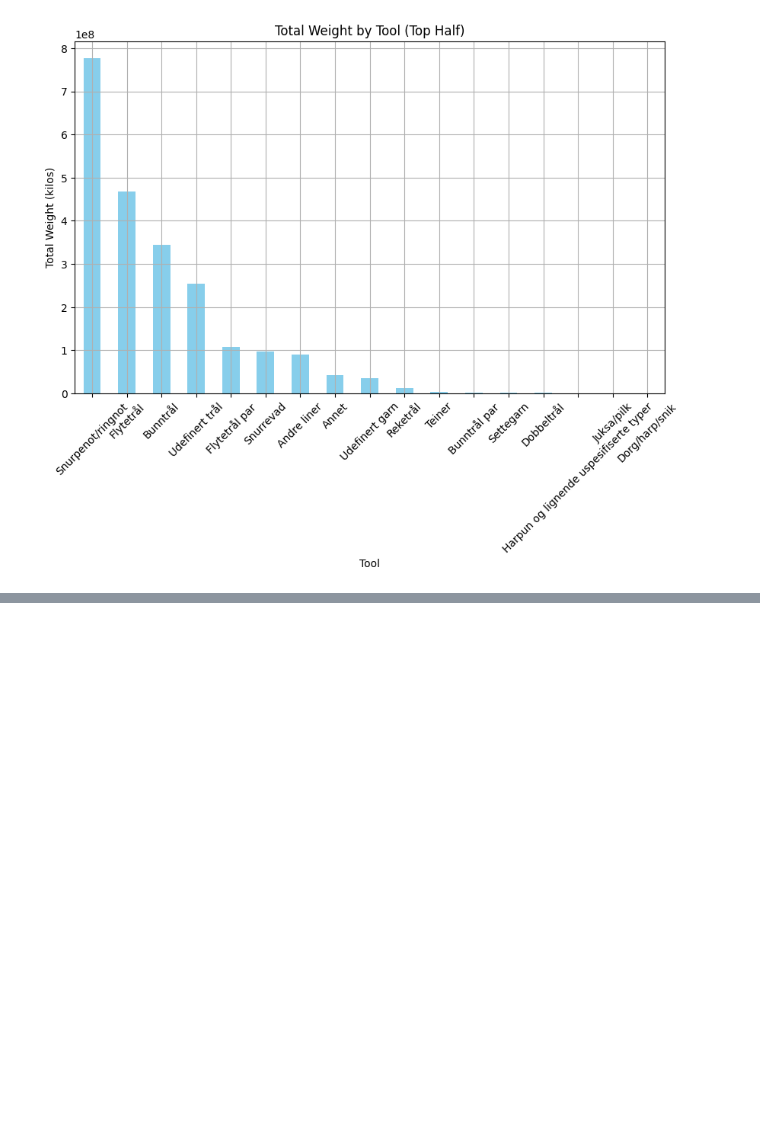
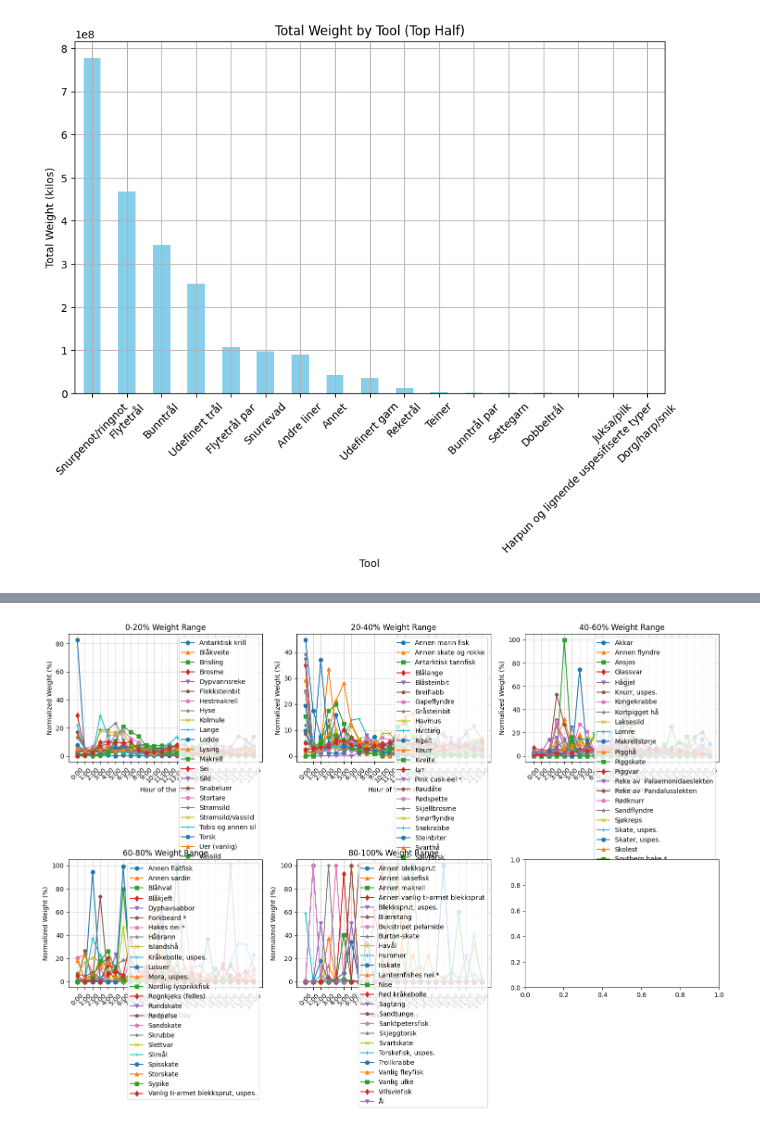
Before and after one commit to StaaleKarlstad/INFO284, a Jupyter notebook: Notebooks/catch_explore.ipynb, the cells around one changed output, grey strips where cells are left out. Cells and saved outputs as stored; diff of their text form; code cells hidden in the pictures; blank space fills up the shorter version.

```diff
--- a/Notebooks/catch_explore.ipynb
+++ b/Notebooks/catch_explore.ipynb
@@ -207,0 +240,7 @@ plt.show()
+# %%
+# Drop all rows with missing starttimer
+df = df.dropna(subset=['Starttidspunkt'])
+
+# Sum the weight of each species and sort
+species_total_weight = df.groupby('Art - FDIR')['Rundvekt'].sum()
+sorted_species_by_weight = species_total_weight.sort_values(ascending=False);
@@ -207,0 +251,57 @@ plt.show()
+# %%
+import matplotlib.pyplot as plt
+
+# Define the marker styles
+marker_styles = ['o', '^', 's', 'd', 'v', 'p', 'h', '*', 'x', '+']
+
+# Define the percentile ranges
+percentile_ranges = [(0, 20), (20, 40), (40, 60), (60, 80), (80, 100)]
+
+# Define the number of rows and columns for the grid
+num_rows = 2
+num_cols = 3
+
+fig, axs = plt.subplots(num_rows, num_cols, figsize=(15, 10))
+
+# Loop over each percentile range
+for i, (start_percentile, end_percentile) in enumerate(percentile_ranges):
+    # Get the species within the percentile range
+    start_index = int(len(species_total_weight) * start_percentile / 100)
+    end_index = int(len(species_total_weight) * end_percentile / 100)
+    species_range = species_total_weight.nlargest(end_index).iloc[start_index:end_index]
+
+    # Filter the DataFrame for the species within the range
+    df_species_range = df[df['Art - FDIR'].isin(species_range.index)]
+
+    # Extract hour from starttime
+    df_species_range['hour'] = df_species_range['Starttidspunkt'].dt.hour
+
+    # Calculate the sum of weights for each species
+    species_weight_sum = df_species_range.groupby('Art - FDIR')['Rundvekt'].transform('sum')
+
+    # Normalize weight
+    df_species_range['Normalized Weight'] = df_species_range['Rundvekt'] / species_weight_sum * 100
+
+    hourly_catch_by_species = df_species_range.groupby(['Art - FDIR', 'hour'])['Normalized Weight'].sum().unstack().fillna(0)
+
+    # Plotting
+    row = i // num_cols
+    col = i % num_cols
+
+    for j, species in enumerate(hourly_catch_by_species.index):
+        marker_style = marker_styles[j % len(marker_styles)]  # Cycle through marker styles
+        axs[row, col].plot(hourly_catch_by_species.columns, hourly_catch_by_species.loc[species],
+                           marker=marker_style, label=species)
+
+    axs[row, col].set_title(f'{start_percentile}-{end_percentile}% Weight Range')
+    axs[row, col].set_xlabel('Hour of the Day')
+    axs[row, col].set_ylabel('Normalized Weight (%)')
+    axs[row, col].set_xticks(range(24))
+    axs[row, col].set_xticklabels([f"{h}:00" for h in range(24)], rotation=45)
+    axs[row, col].legend(loc='upper right')
+    axs[row, col].grid(True, linestyle='--', alpha=0.7)
+
+# Adjust layout to prevent overlapping titles
+plt.tight_layout()
+plt.show()
+# %% [output]
@@ -207,0 +325 @@ plt.show()
+[figure, added]
```
Also changed, not shown: parts of 12 cells of this notebook.
